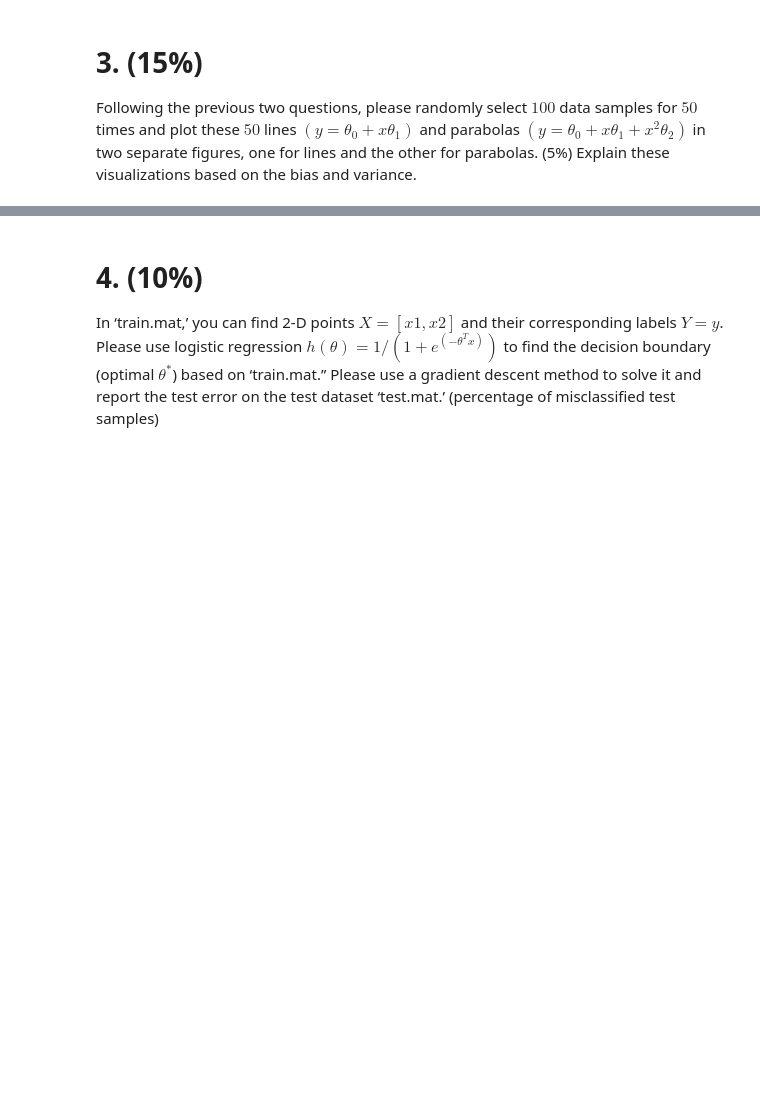
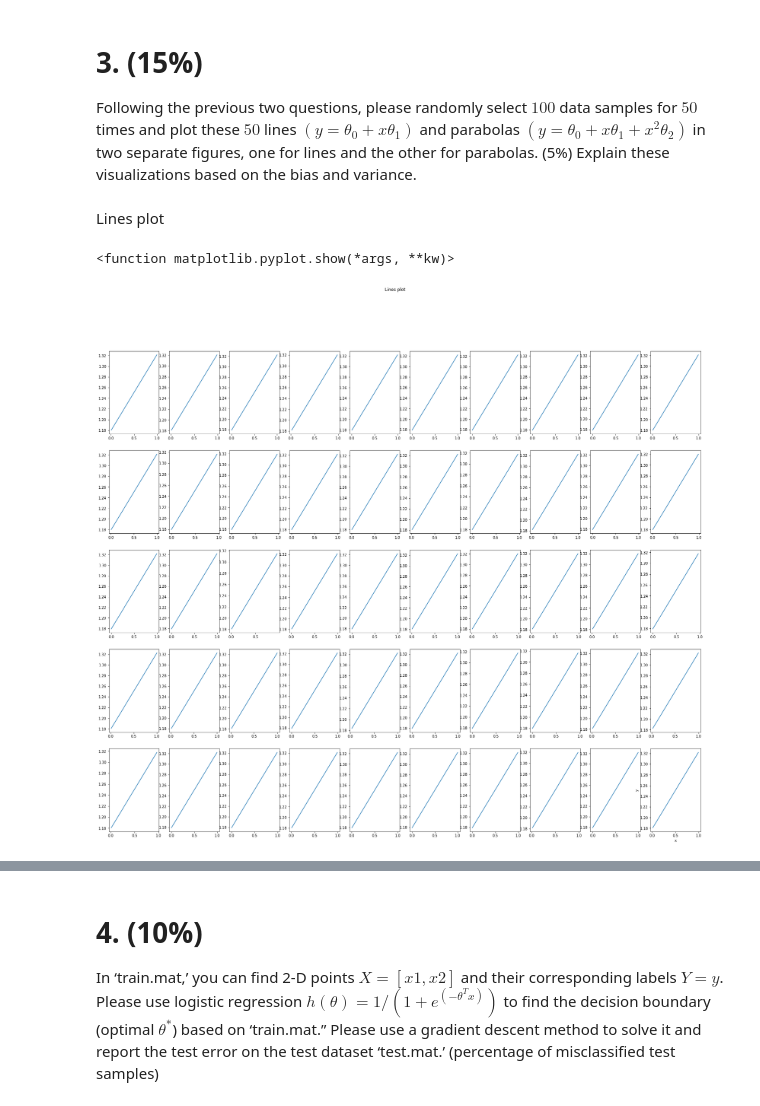
Before and after one commit to mequanent/Deep-Learning, a Jupyter notebook: Maths_for_Deep_Learning.ipynb, the cells around one changed output, grey strips where cells are left out. Cells and saved outputs as stored; diff of their text form; code cells hidden in the pictures; blank space fills up the shorter version.

```diff
--- a/Maths_for_Deep_Learning.ipynb
+++ b/Maths_for_Deep_Learning.ipynb
@@ -128,7 +128,7 @@ parabolas = []
 
 for i in range(50):
   xs = random.sample(list(x), 100) # 100 samples in each iteration
-  xs = np.array(xs) # change samples from list back to array
+  xs = np.sort(np.array(xs)) # change samples from list back to array
   Ys1 = θ0 + θ1 * xs
   Ys2 = θ0 + θ1 * xs + θ2 * (xs ** 2)
   lines.append([xs, Ys1])
@@ -148,0 +136,15 @@ plt.show()
+# %% [markdown]
+Lines plot
+# %%
+fig, axs = plt.subplots(ncols=5, nrows=10, figsize=(30, 25))
+for i in range(len(lines)):
+  plt.subplot(5, 10, i+1)
+  plt.plot(lines[i][0], lines[i][1])
+fig.suptitle('Lines plot')
+plt.xlabel("x")
+plt.ylabel("y")
+#plt.legend()
+plt.show
+# %% [output]
+<function matplotlib.pyplot.show(*args, **kw)>
+[figure, added]
```
Also changed, not shown: parts of 6 cells of this notebook.
